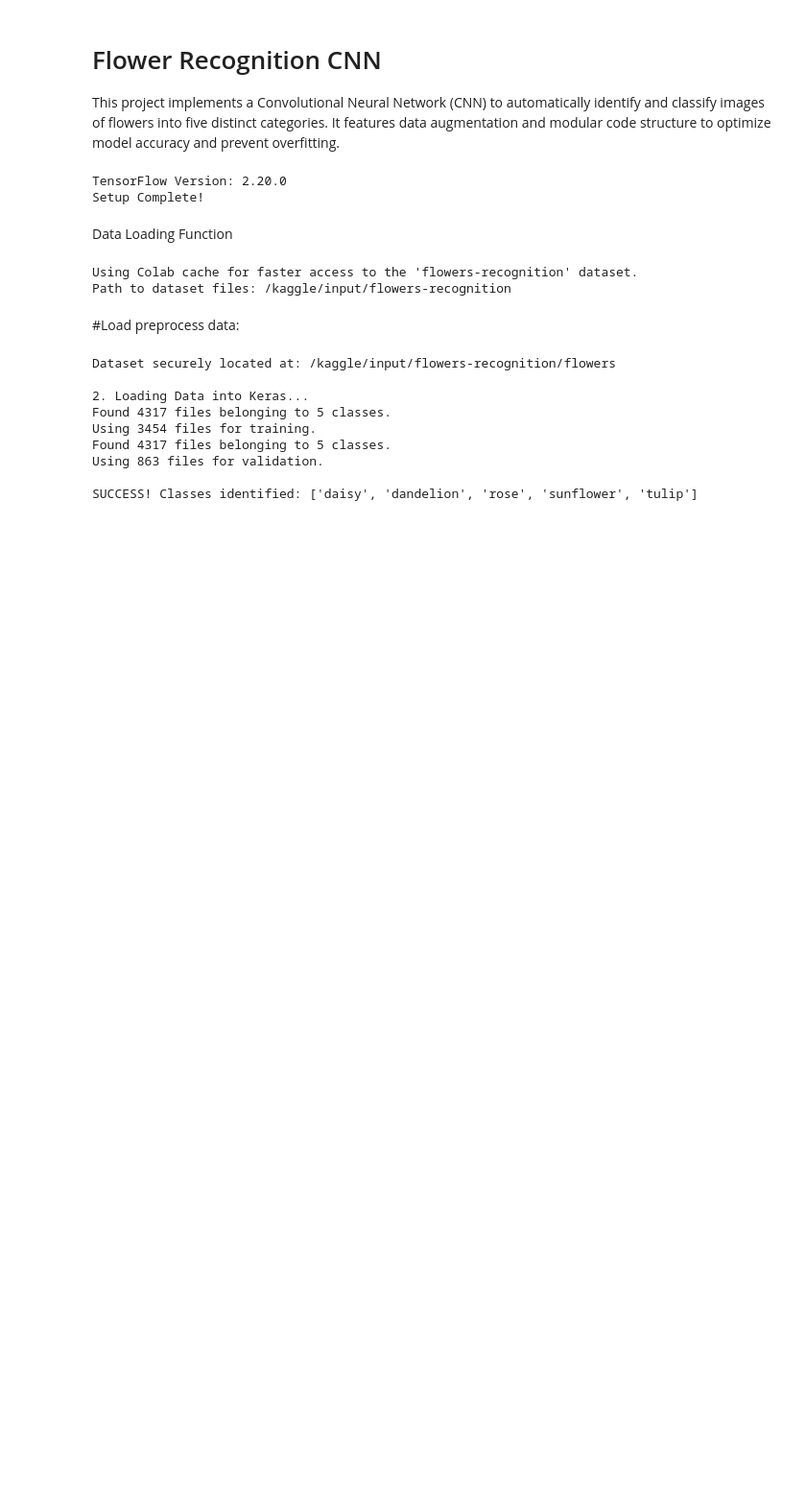
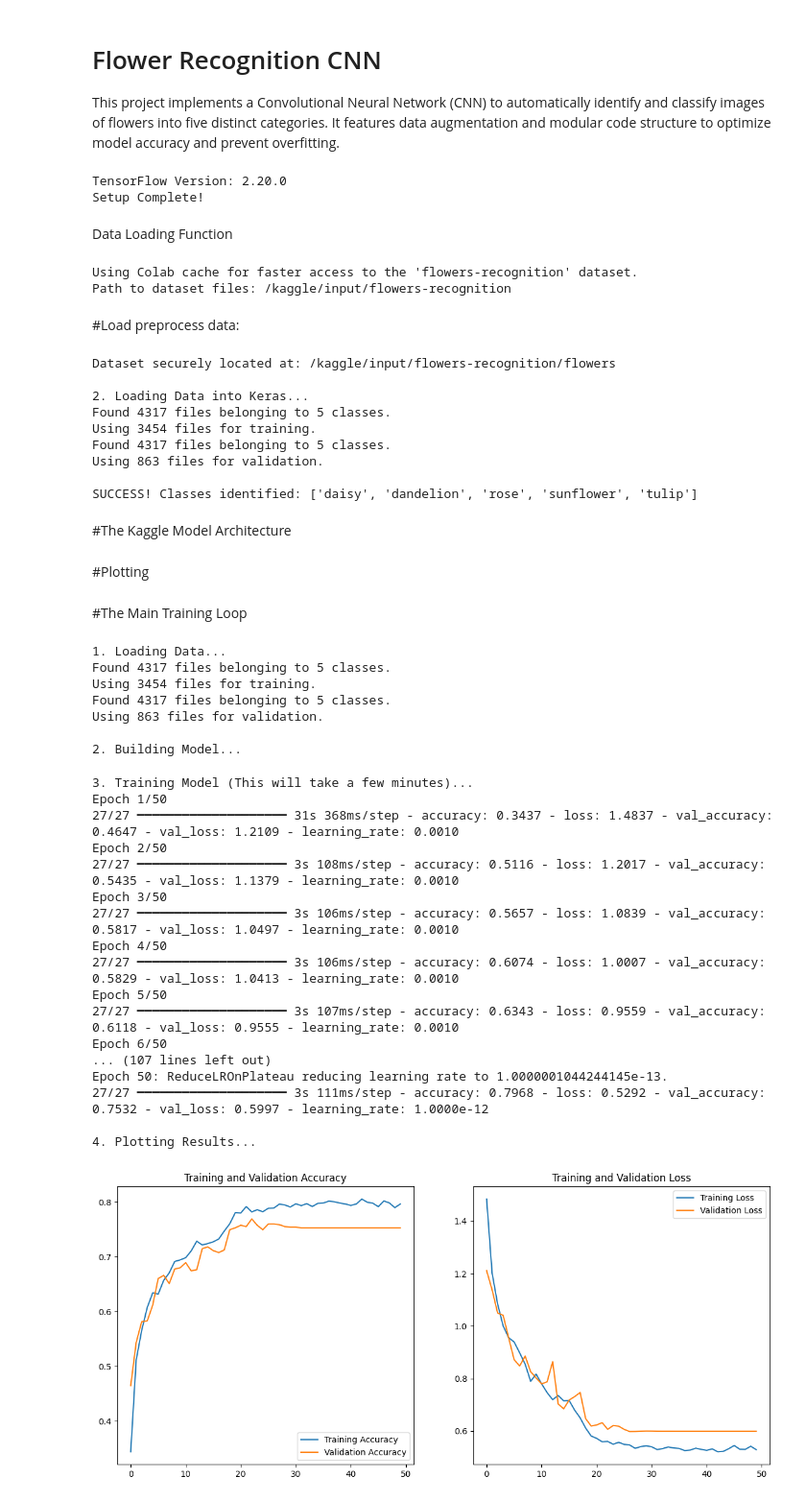
Before and after one commit to lelcash/Flower-Detection, a Jupyter notebook: Flower_Detection.ipynb, the cells around one changed output. Shown at 96% size. Saved outputs shown, nothing was run; the diff lists cells and outputs as text; code cells hidden in the pictures; blank space fills up the shorter version.

Commit message:
Plots and training.

```diff
--- a/Flower_Detection.ipynb
+++ b/Flower_Detection.ipynb
@@ -93,3 +93,5 @@ Found 4317 files belonging to 5 classes.
 Using 863 files for validation.
 
 SUCCESS! Classes identified: ['daisy', 'dandelion', 'rose', 'sunflower', 'tulip']
+# %% [markdown]
+#The Kaggle Model Architecture
@@ -95,0 +141,2 @@ SUCCESS! Classes identified: ['daisy', 'dandelion', 'rose', 'sunflower', 'tulip'
+# %% [markdown]
+#Plotting
@@ -95,0 +166,62 @@ SUCCESS! Classes identified: ['daisy', 'dandelion', 'rose', 'sunflower', 'tulip'
+# %% [markdown]
+#The Main Training Loop
+# %%
+import pathlib
+from tensorflow.keras.callbacks import ReduceLROnPlateau
+
+# --- Configuration ---
+# CHANGE THIS PATH to match your Google Drive folder structure!
+# The dataset is now downloaded from Kaggle, so we ensure the path is correct.
+dataset_path = pathlib.Path("/kaggle/input/flowers-recognition/flowers")
+
+batch_size = 128
+img_height = 150
+img_width = 150
+epochs = 50
+
+# --- Execute Pipeline ---
+print("1. Loading Data...")
+train_ds, val_ds, class_names = load_and_preprocess_data(dataset_path, batch_size, (img_height, img_width))
+
+print("\n2. Building Model...")
+model = build_kaggle_cnn(img_height, img_width, len(class_names))
+
+print("\n3. Training Model (This will take a few minutes)...")
+# Learning Rate Annealer (from the Kaggle Notebook)
+red_lr = ReduceLROnPlateau(monitor='val_accuracy', patience=3, verbose=1, factor=0.1)
+
+history = model.fit(
+    train_ds,
+    validation_data=val_ds,
+    epochs=epochs,
+    callbacks=[red_lr] # Added the callback here
+)
+
+print("\n4. Plotting Results...")
+plot_training_results(history, epochs)
+# %% [output]
+1. Loading Data...
+Found 4317 files belonging to 5 classes.
+Using 3454 files for training.
+Found 4317 files belonging to 5 classes.
+Using 863 files for validation.
+
+2. Building Model...
+3. Training Model (This will take a few minutes)...
+Epoch 1/50
+27/27 ━━━━━━━━━━━━━━━━━━━━ 31s 368ms/step - accuracy: 0.3437 - loss: 1.4837 - val_accuracy: 0.4647 - val_loss: 1.2109 - learning_rate: 0.0010
+Epoch 2/50
+27/27 ━━━━━━━━━━━━━━━━━━━━ 3s 108ms/step - accuracy: 0.5116 - loss: 1.2017 - val_accuracy: 0.5435 - val_loss: 1.1379 - learning_rate: 0.0010
+Epoch 3/50
+27/27 ━━━━━━━━━━━━━━━━━━━━ 3s 106ms/step - accuracy: 0.5657 - loss: 1.0839 - val_accuracy: 0.5817 - val_loss: 1.0497 - learning_rate: 0.0010
+Epoch 4/50
+27/27 ━━━━━━━━━━━━━━━━━━━━ 3s 106ms/step - accuracy: 0.6074 - loss: 1.0007 - val_accuracy: 0.5829 - val_loss: 1.0413 - learning_rate: 0.0010
+Epoch 5/50
+27/27 ━━━━━━━━━━━━━━━━━━━━ 3s 107ms/step - accuracy: 0.6343 - loss: 0.9559 - val_accuracy: 0.6118 - val_loss: 0.9555 - learning_rate: 0.0010
+Epoch 6/50
+... (107 lines left out)
+Epoch 50: ReduceLROnPlateau reducing learning rate to 1.0000001044244145e-13.
+27/27 ━━━━━━━━━━━━━━━━━━━━ 3s 111ms/step - accuracy: 0.7968 - loss: 0.5292 - val_accuracy: 0.7532 - val_loss: 0.5997 - learning_rate: 1.0000e-12
+
+4. Plotting Results...
+[figure, added]
```
Also changed, not shown: parts of 3 cells of this notebook.
